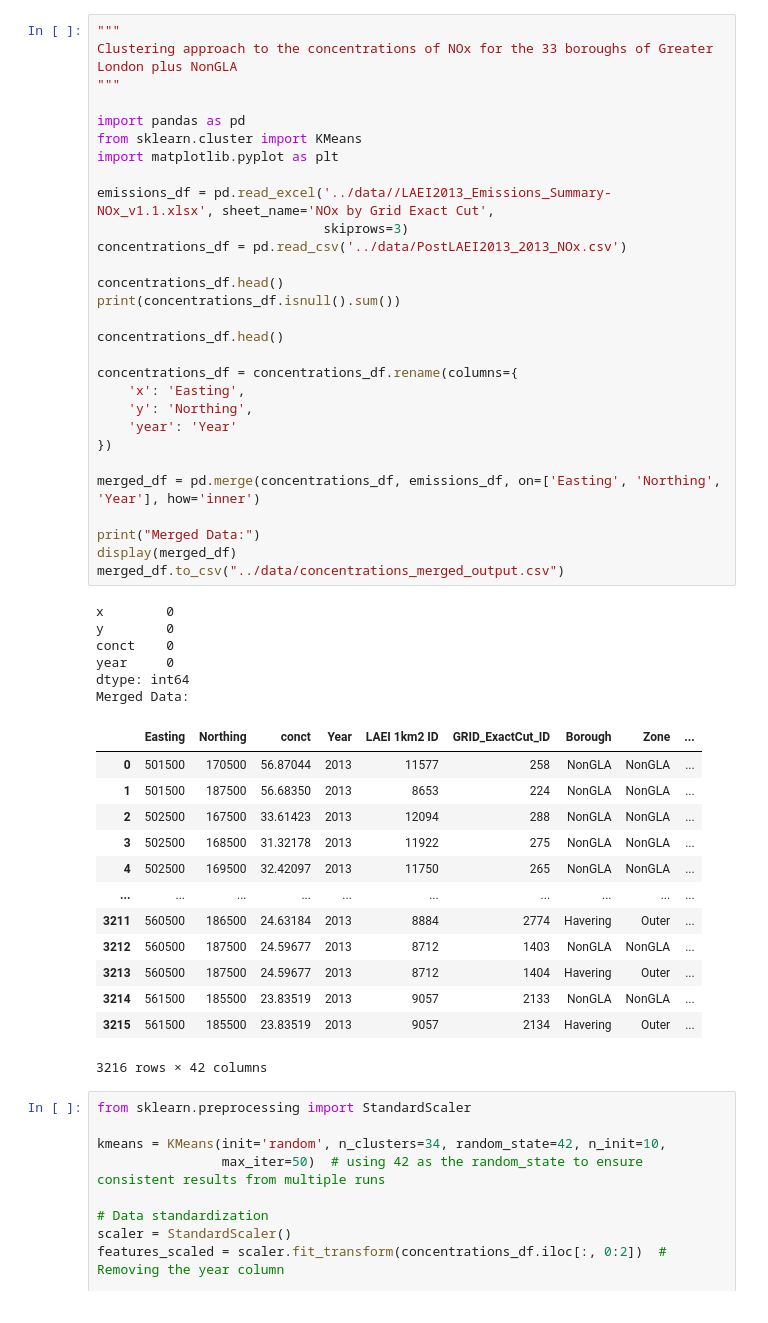
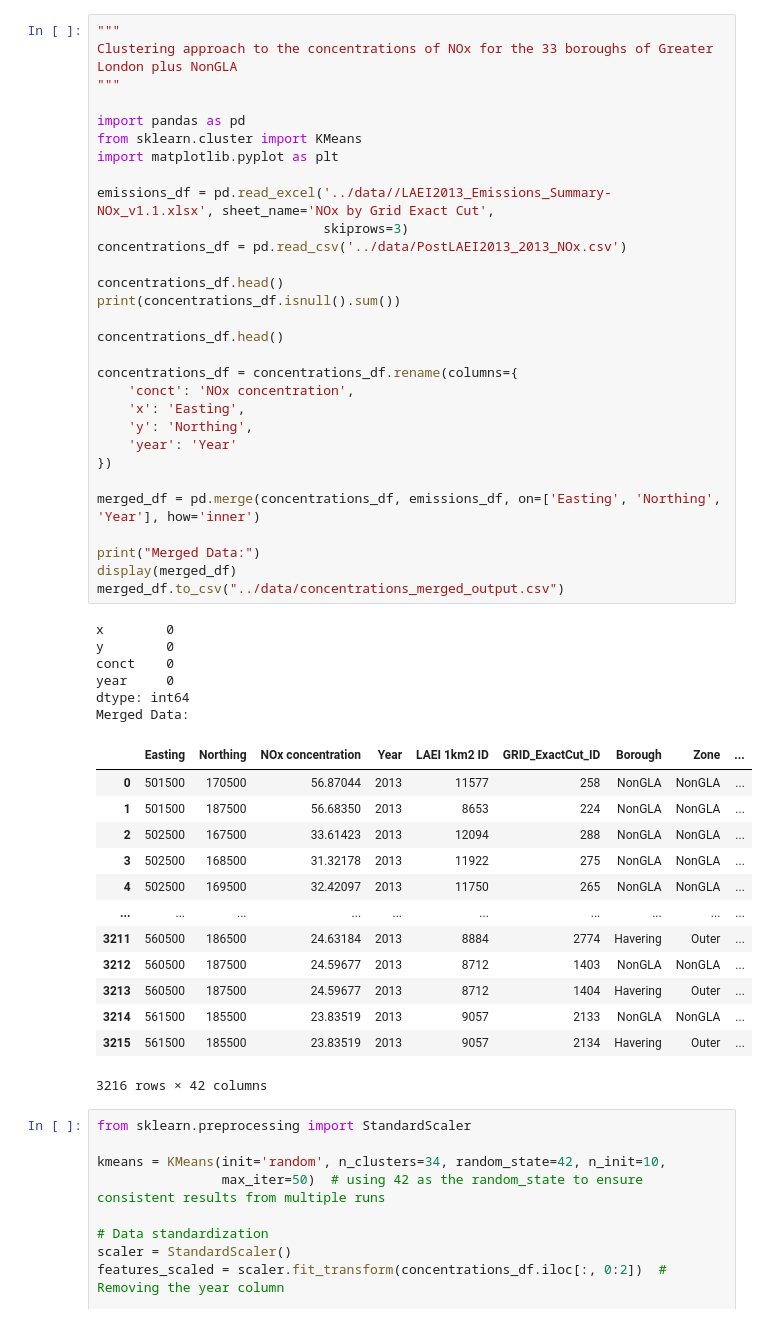
Before and after one commit to shingchan95/csck503-eom-assignment, a Jupyter notebook: src/clustering_concentrations.ipynb, the cells around one changed output. Cells and saved outputs as stored; diff of their text form.

Commit message:
rename conct column in concenctrations df

```diff
--- a/src/clustering_concentrations.ipynb
+++ b/src/clustering_concentrations.ipynb
@@ -7,34 +7,35 @@ import pandas as pd
 from sklearn.cluster import KMeans
 import matplotlib.pyplot as plt
 
 emissions_df = pd.read_excel('../data//LAEI2013_Emissions_Summary-NOx_v1.1.xlsx', sheet_name='NOx by Grid Exact Cut',
                              skiprows=3)
 concentrations_df = pd.read_csv('../data/PostLAEI2013_2013_NOx.csv')
 
 concentrations_df.head()
 print(concentrations_df.isnull().sum())
 
 concentrations_df.head()
 
 concentrations_df = concentrations_df.rename(columns={
+    'conct': 'NOx concentration',
     'x': 'Easting',
     'y': 'Northing',
     'year': 'Year'
 })
 
 merged_df = pd.merge(concentrations_df, emissions_df, on=['Easting', 'Northing', 'Year'], how='inner')
 
 print("Merged Data:")
 display(merged_df)
 merged_df.to_csv("../data/concentrations_merged_output.csv")
 # %% [output]
 x        0
 y        0
 conct    0
 year     0
 dtype: int64
 Merged Data:
-|  | Easting | Northing | conct | Year | LAEI 1km2 ID | GRID_ExactCut_ID | Borough | Zone | ... |
+|  | Easting | Northing | NOx concentration | Year | LAEI 1km2 ID | GRID_ExactCut_ID | Borough | Zone | ... |
 | 0 | 501500 | 170500 | 56.87044 | 2013 | 11577 | 258 | NonGLA | NonGLA | ... |
 | 1 | 501500 | 187500 | 56.68350 | 2013 | 8653 | 224 | NonGLA | NonGLA | ... |
 | 2 | 502500 | 167500 | 33.61423 | 2013 | 12094 | 288 | NonGLA | NonGLA | ... |
```
Also changed, not shown: parts of 1 cell of this notebook.
